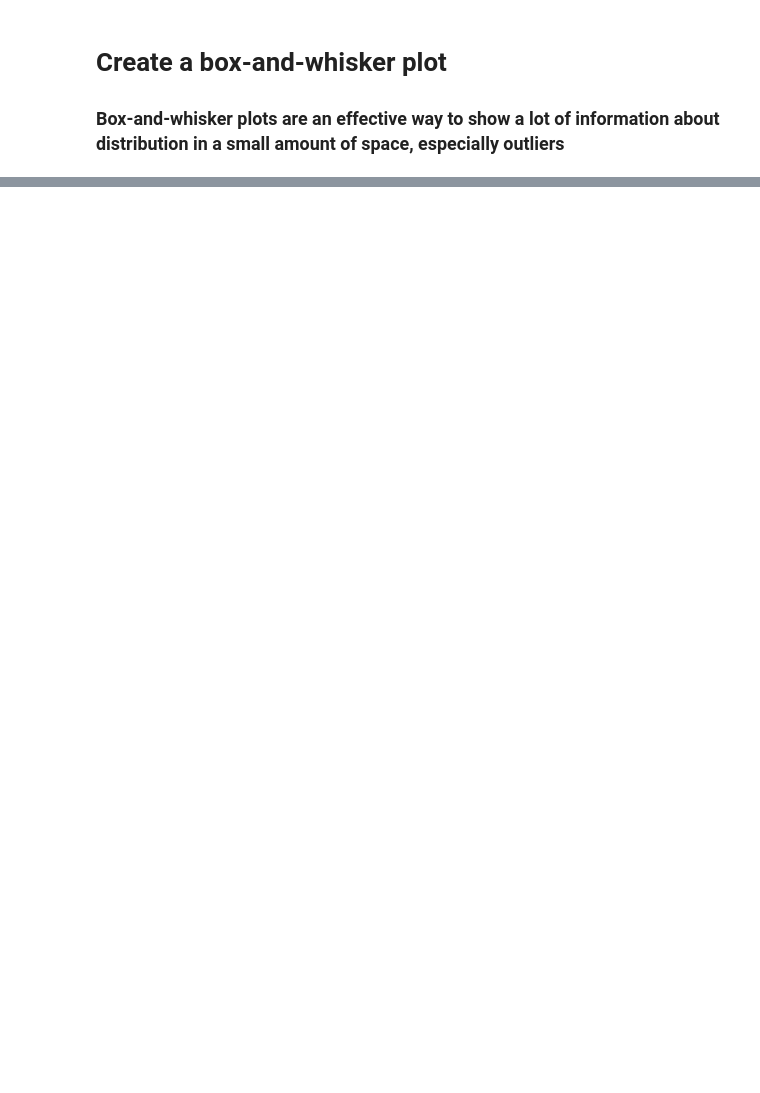
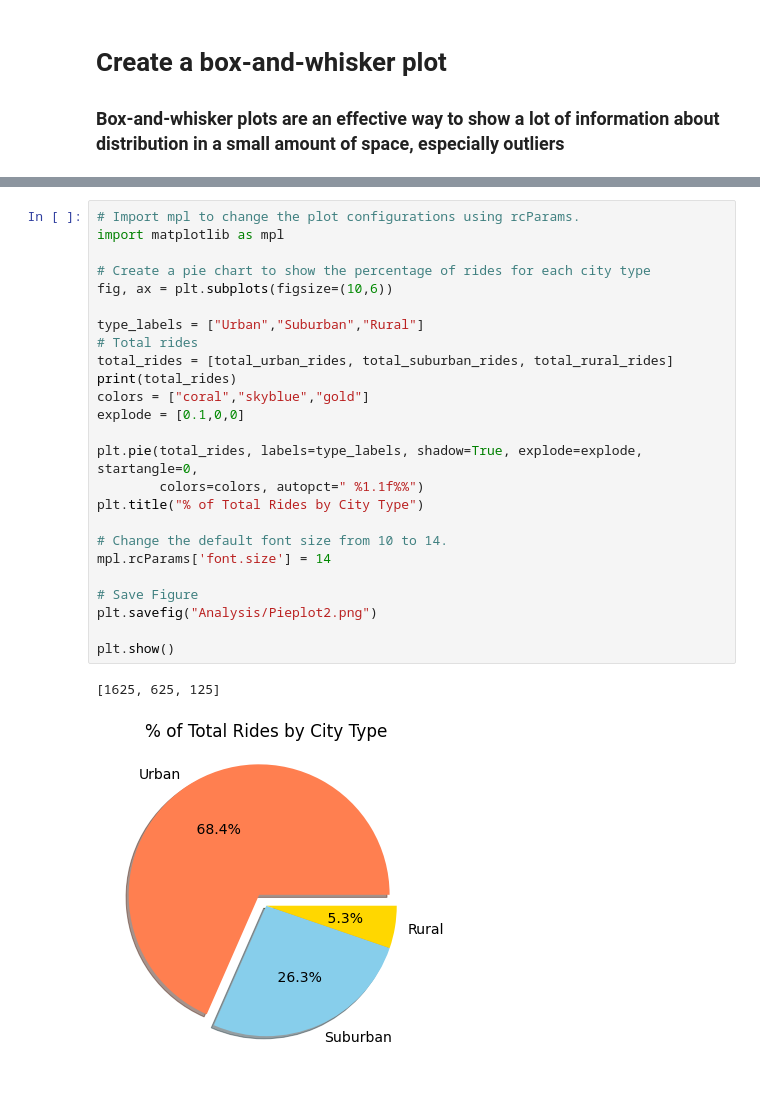
Before and after one commit to vneeraja/PyBer_Analysis, a Jupyter notebook: PyBer.ipynb, the cells around one changed output, grey strips where cells are left out. Cells and saved outputs as stored; diff of their text form; blank space fills up the shorter version.

```diff
--- a/PyBer.ipynb
+++ b/PyBer.ipynb
@@ -489,0 +980,28 @@ plt.show()
+# %%
+# Import mpl to change the plot configurations using rcParams.
+import matplotlib as mpl
+
+# Create a pie chart to show the percentage of rides for each city type
+fig, ax = plt.subplots(figsize=(10,6))
+
+type_labels = ["Urban","Suburban","Rural"]
+# Total rides
+total_rides = [total_urban_rides, total_suburban_rides, total_rural_rides]
+print(total_rides)
+colors = ["coral","skyblue","gold"]
+explode = [0.1,0,0]
+
+plt.pie(total_rides, labels=type_labels, shadow=True, explode=explode, startangle=0,
+        colors=colors, autopct=" %1.1f%%")
+plt.title("% of Total Rides by City Type")
+
+# Change the default font size from 10 to 14.
+mpl.rcParams['font.size'] = 14
+
+# Save Figure
+plt.savefig("Analysis/Pieplot2.png")
+
+plt.show()
+# %% [output]
+[1625, 625, 125]
+[figure, added]
```
Also changed, not shown: parts of 84 cells of this notebook, 3 other files.
